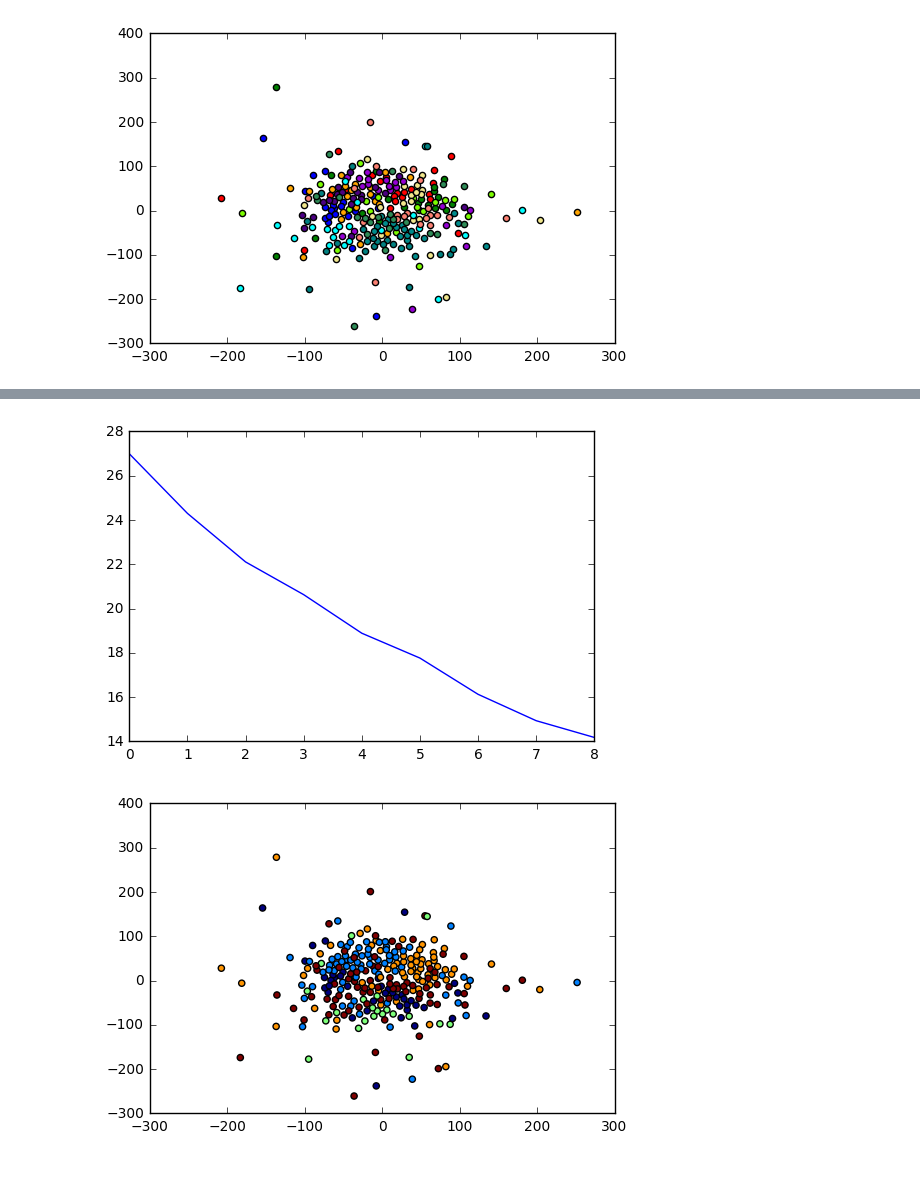
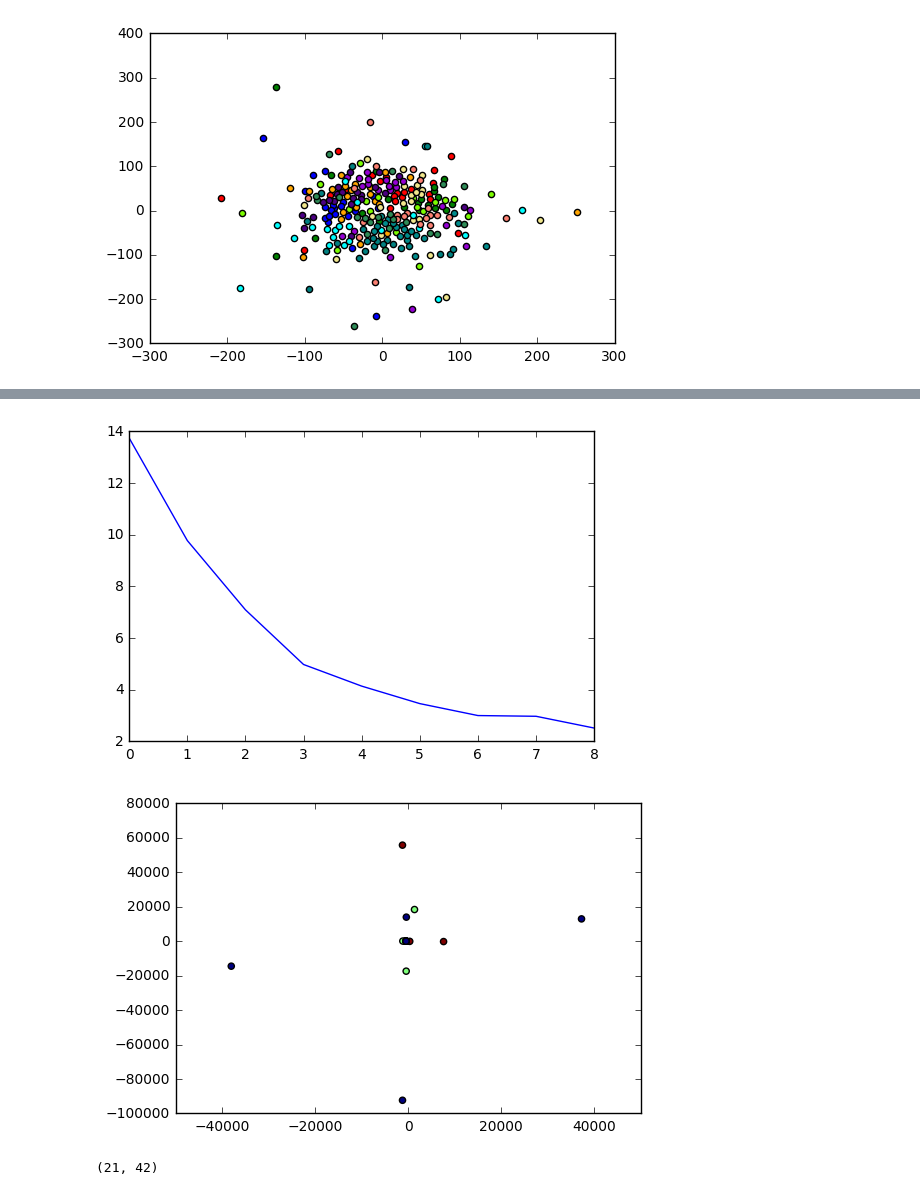
Before and after one commit to sabersf/Nanomaterials, a Jupyter notebook: Clustering.ipynb, the cells around one changed output, grey strips where cells are left out. Cells and saved outputs as stored; diff of their text form; code cells hidden in the pictures.

Commit message:
K-means results updated

```diff
--- a/Clustering.ipynb
+++ b/Clustering.ipynb
@@ -296,4 +296,4 @@ H = nmf_model.components_;
 clusters = [[] for _ in range(num_component)]
 for i in range(len(W)):
     cluster_ = np.argmax(W[i])
-    clusters[cluster_].append(labels[i])
+    clusters[cluster_].append(labels[i + 21])
@@ -299,0 +331,22 @@ for i in range(len(W)):
+# %%
+colors_analyte = {}
+colors_analyte['C'] = 'red'
+colors_analyte['G'] = 'blue'
+colors_analyte['HC'] = 'green'
+colors_analyte['Il'] = 'orange'
+colors_analyte['Ph'] = 'lawngreen'
+colors_analyte['PP'] = 'khaki'
+colors_analyte['SA'] = 'darkviolet'
+label_color_analyte = []
+for i in range(21):
+    if labels[i][3:4] == 'C' or labels[i][3:4] == 'G':
+        label_color_analyte.append(colors_analyte[labels[i][3:4]])
+    else:
+        label_color_analyte.append(colors_analyte[labels[i][3:5]])
+# %%
+tsne_result = TSNE(n_components=7, perplexity=50, verbose=2).fit_transform(data_set[:21])
+# plot the result
+vis_x = tsne_result[:21, 0]
+vis_y = tsne_result[:21, 1]
+for i in range(21):
+    plt.scatter(vis_x[i], vis_y[i], c = label_color_analyte[i])
@@ -300,14 +367,14 @@ for i in range(len(W)):
 # %%
-initial = [cluster.vq.kmeans(data_set,i) for i in range(1,10)]
+initial = [cluster.vq.kmeans(data_set[0:21],i) for i in range(1,10)]
 plt.plot([var for (cent,var) in initial])
 plt.show()
 # %% [output]
-[figure, old version]
+[figure, new version]
 # %%
-cent, var = initial[4]
+cent, var = initial[2]
 #use vq() to get as assignment for each obs.
-assignment,cdist = cluster.vq.vq(data_set,cent)
+assignment,cdist = cluster.vq.vq(data_set[:21],cent)
 plt.scatter(vis_x, vis_y, c=assignment)
 plt.show()
 # %% [output]
-[figure, old version]
+[figure, new version]
@@ -313,0 +395,7 @@ plt.show()
+# %%
+group = 1
+begin_group =  group*21
+end_group = (group + 1) * 21
+print(begin_group, end_group)
+# %% [output]
+(21, 42)
```
Also changed, not shown: parts of 11 cells of this notebook.
